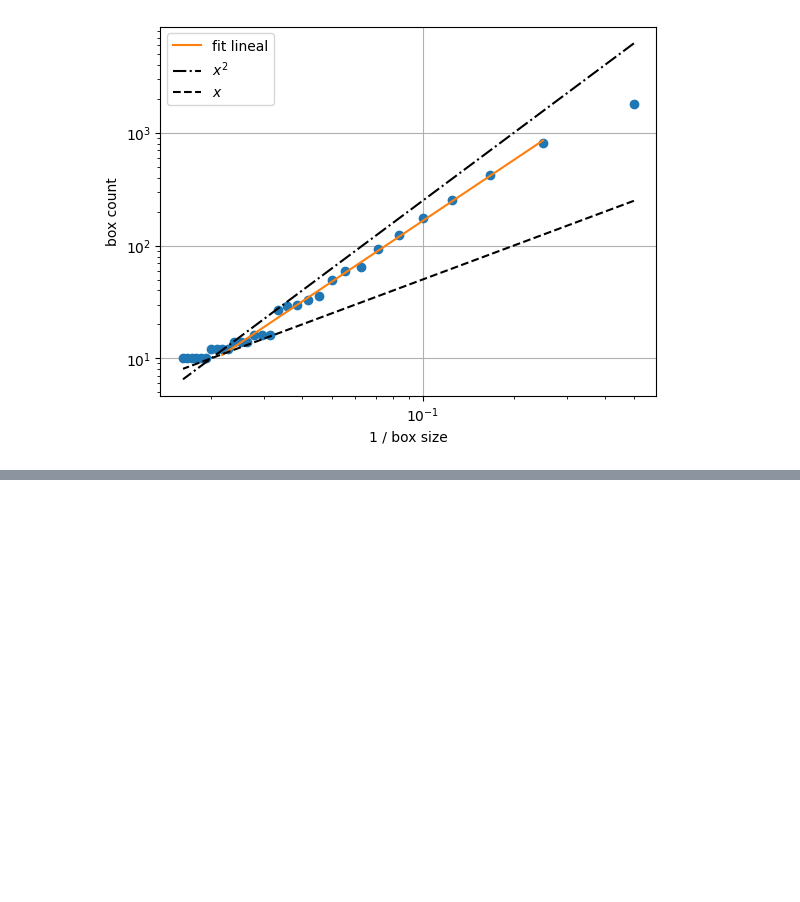
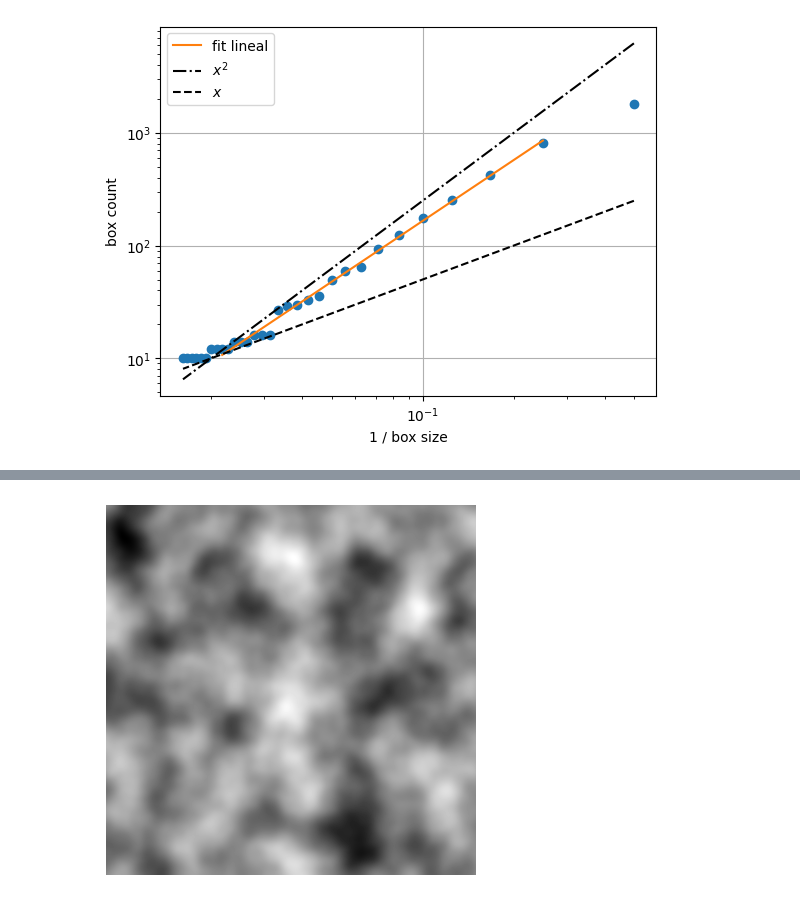
Before and after one commit to lautarogiordano/practicas-complejidad, a Jupyter notebook: p4-generacion-procedural/proc-gen.ipynb, the cells around one changed output, grey strips where cells are left out. Cells and saved outputs as stored; diff of their text form; code cells hidden in the pictures; blank space fills up the shorter version.

Commit message:
ejemplos perlin

```diff
--- a/p4-generacion-procedural/proc-gen.ipynb
+++ b/p4-generacion-procedural/proc-gen.ipynb
@@ -171,0 +174,98 @@ Dimension fractal: 1.79 +- 0.03
+# %%
+import noise
+import numpy as np
+import matplotlib.pyplot as plt
+from matplotlib import cm
+from matplotlib.colors import ListedColormap, LinearSegmentedColormap
+
+
+def fbm(start, stop, step,  # general params
+        frequency, amplitude,  # perlin params
+        octaves, lacunarity, h):  # fBM params
+  xx = np.arange(start, stop, step)
+  shape = (xx.size, xx.size)
+
+  yy = np.zeros(shape)
+  for i in range(shape[0]):
+      for j in range(shape[1]):
+        A, f = amplitude, frequency
+        for o in range(octaves):
+          A *= lacunarity**(-h*o)
+          yy[i][j] += A * noise.pnoise2(f*xx[i], f*xx[j])
+          f *= lacunarity
+
+  return yy
+
+
+def normalize(x):
+  x += -1 * x.min()
+  x /= x.max()
+  return x
+
+
+############## generate heightmap ##############
+
+start=1200
+stop=1300
+step=0.1
+frequency=0.05
+amplitude=1
+octaves=4
+lacunarity=2
+h=0.99
+
+heightmap = normalize(fbm(
+    start=start,
+    stop=stop,
+    step=step,
+    frequency=frequency,
+    amplitude=amplitude,
+    octaves=octaves,
+    lacunarity=lacunarity,
+    h=h))
+
+plt.figure()
+plt.imshow(heightmap, cmap='gray')
+plt.axis('off')
+# plt.savefig(f'heighMap_fBM_f{frequency}_A{amplitude}_O{octaves}_L{lacunarity}_H{h}.png',bbox_inches='tight', pad_inches=0)
+
+########### generate colormap noise #############
+# a perfect correspondence between heights
+# and colors (snow, rock, ...) is not realistic
+# we generate some noise to add a bit of spice and variation
+
+cmap_noise = normalize(fbm(
+    start=200,
+    stop=300,
+    step=0.1,
+    frequency=0.02,
+    amplitude=1,
+    octaves=8,
+    lacunarity=2,
+    h=0.99))
+
+plt.figure()
+plt.imshow(cmap_noise, cmap='gray')
+plt.axis('off')
+
+############### generate colormap ###############
+coast = 50
+pastures = 70
+mountains = 120
+top_mountains = 150
+snow = 200
+
+original = cm.get_cmap('gray', 256)
+cmap = original(np.linspace(-1, 1, 256))
+cmap[:coast, :] = np.array([37/256, 159/256, 175/256, 1])
+cmap[coast:pastures, :] = np.array([246/256, 215/256, 176/256, 1])
+cmap[pastures:mountains, :] = np.array([110/256, 204/256, 126/256, 1])
+cmap[mountains:top_mountains, :] = np.array([74/256, 71/256, 63/256, 1])
+cmap[top_mountains:snow, :] = np.array([79/256, 78/256, 77/256, 1])
+cmap[snow:, :] = np.array([235/256, 231/256, 218/256, 1])
+
+plt.figure()
+plt.imshow(normalize(heightmap + cmap_noise / 5), cmap=ListedColormap(cmap))
+plt.axis('off')
+# plt.savefig(f'colorMap_fBM_f{frequency}_A{amplitude}_O{octaves}_L{lacunarity}_H{h}.png',bbox_inches='tight', pad_inches=0)
+# %% [output]
@@ -171,0 +273 @@ Dimension fractal: 1.79 +- 0.03
+[figure, added]
```
Also changed, not shown: parts of 3 cells of this notebook.
